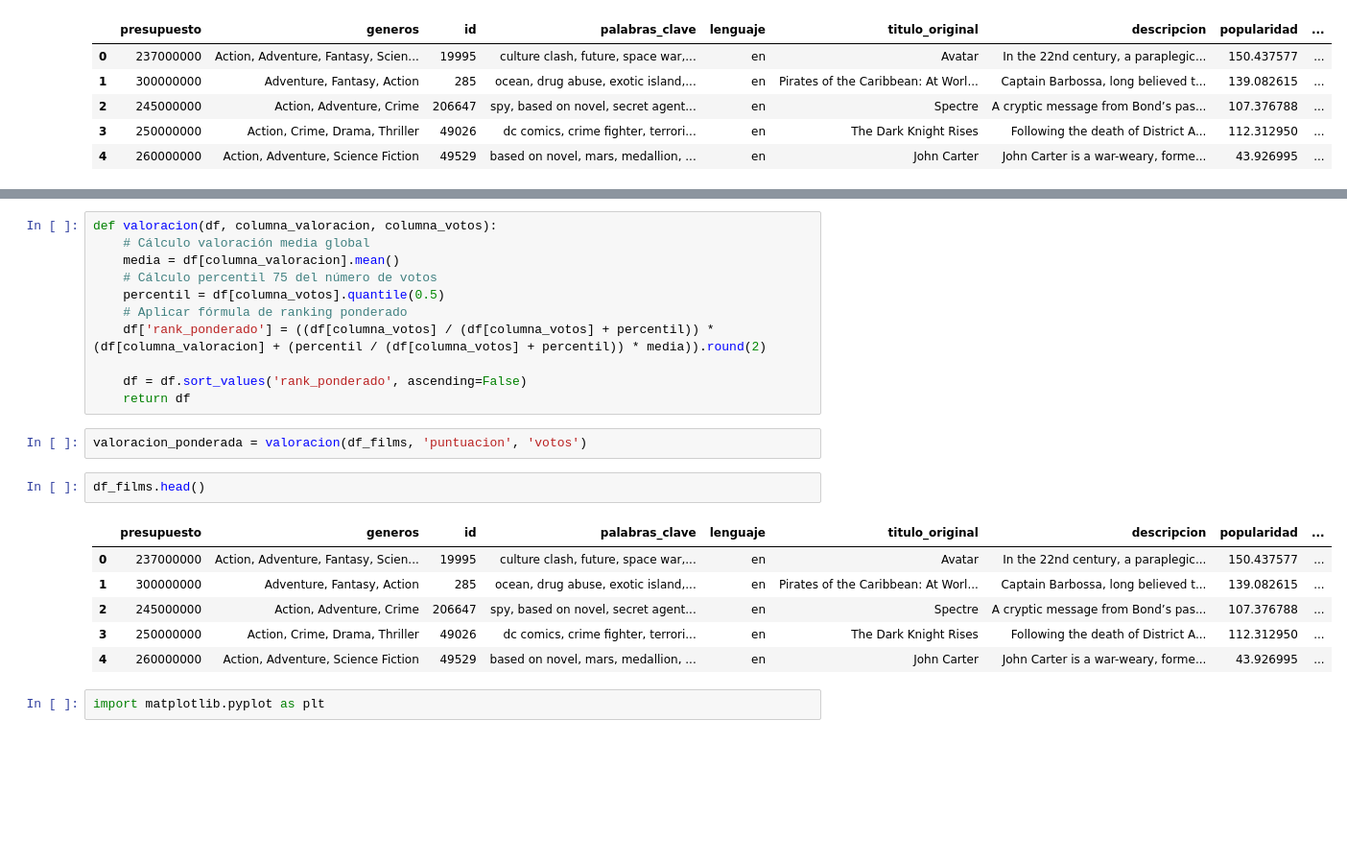
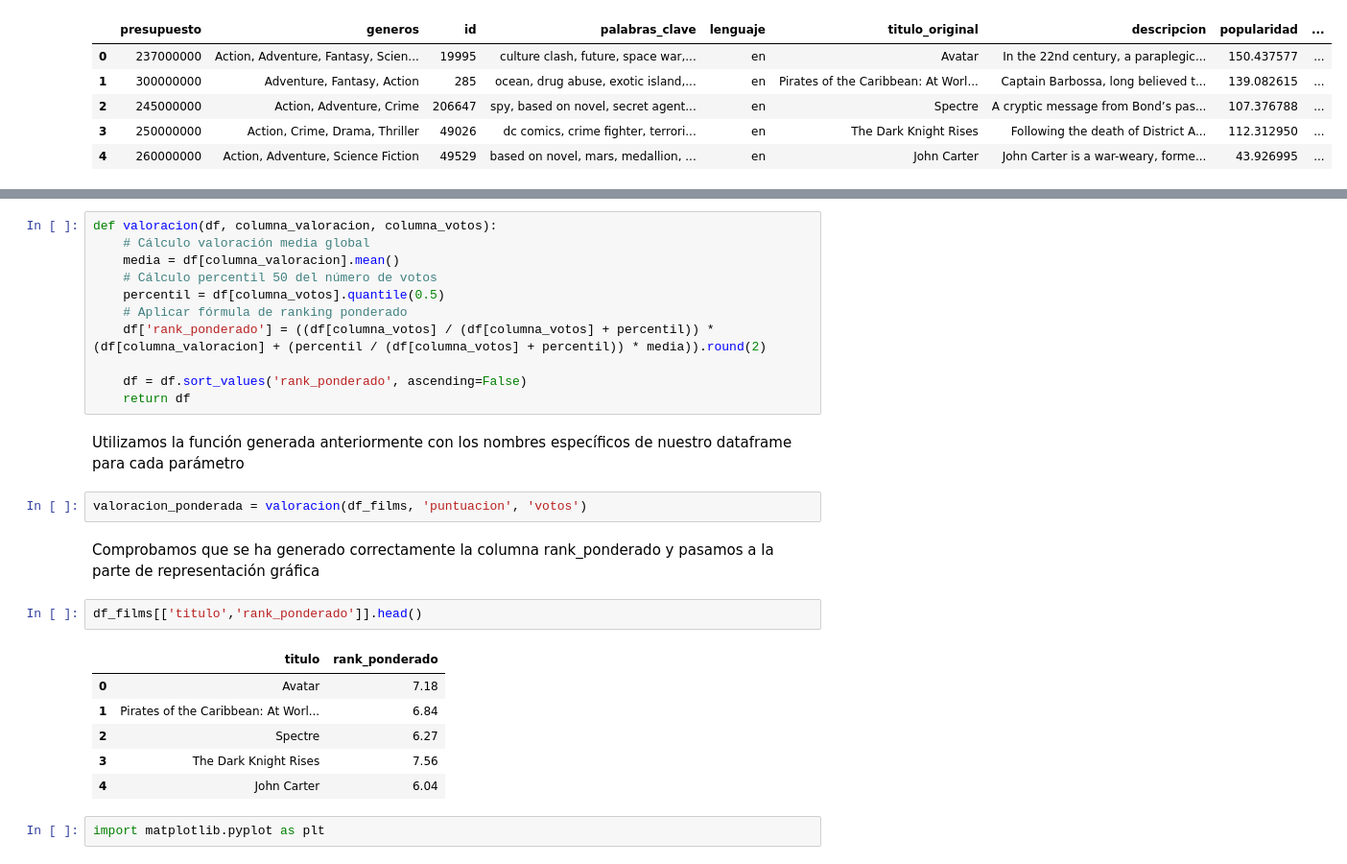
Before and after one commit to jacc1087/eda1, a Jupyter notebook: notebooks/eda1.ipynb, the cells around one changed output, grey strips where cells are left out. Shown: that part at 96% size. Drawn from its saved outputs; the diff is of its cells as text; blank space fills up the shorter version.

```diff
--- a/notebooks/eda1.ipynb
+++ b/notebooks/eda1.ipynb
@@ -309,23 +325,27 @@ df_films.head(5)
 def valoracion(df, columna_valoracion, columna_votos):
     # Cálculo valoración media global
     media = df[columna_valoracion].mean()
-    # Cálculo percentil 75 del número de votos
+    # Cálculo percentil 50 del número de votos
     percentil = df[columna_votos].quantile(0.5)
     # Aplicar fórmula de ranking ponderado
     df['rank_ponderado'] = ((df[columna_votos] / (df[columna_votos] + percentil)) * (df[columna_valoracion] + (percentil / (df[columna_votos] + percentil)) * media)).round(2)
 
     df = df.sort_values('rank_ponderado', ascending=False)
     return df
+# %% [markdown]
+Utilizamos la función generada anteriormente con los nombres específicos de nuestro dataframe para cada parámetro
 # %%
 valoracion_ponderada = valoracion(df_films, 'puntuacion', 'votos')
+# %% [markdown]
+Comprobamos que se ha generado correctamente la columna rank_ponderado y pasamos a la parte de representación gráfica
 # %%
-df_films.head()
+df_films[['titulo','rank_ponderado']].head()
 # %% [output]
-|  | presupuesto | generos | id | palabras_clave | lenguaje | titulo_original | descripcion | popularidad | ... |
-| 0 | 237000000 | Action, Adventure, Fantasy, Scien... | 19995 | culture clash, future, space war,... | en | Avatar | In the 22nd century, a paraplegic... | 150.437577 | ... |
-| 1 | 300000000 | Adventure, Fantasy, Action | 285 | ocean, drug abuse, exotic island,... | en | Pirates of the Caribbean: At Worl... | Captain Barbossa, long believed t... | 139.082615 | ... |
-| 2 | 245000000 | Action, Adventure, Crime | 206647 | spy, based on novel, secret agent... | en | Spectre | A cryptic message from Bond’s pas... | 107.376788 | ... |
-| 3 | 250000000 | Action, Crime, Drama, Thriller | 49026 | dc comics, crime fighter, terrori... | en | The Dark Knight Rises | Following the death of District A... | 112.312950 | ... |
-| 4 | 260000000 | Action, Adventure, Science Fiction | 49529 | based on novel, mars, medallion, ... | en | John Carter | John Carter is a war-weary, forme... | 43.926995 | ... |
+|  | titulo | rank_ponderado |
+| 0 | Avatar | 7.18 |
+| 1 | Pirates of the Caribbean: At Worl... | 6.84 |
+| 2 | Spectre | 6.27 |
+| 3 | The Dark Knight Rises | 7.56 |
+| 4 | John Carter | 6.04 |
 # %%
 import matplotlib.pyplot as plt
```
Also changed, not shown: parts of 10 cells of this notebook, 2 other files.
